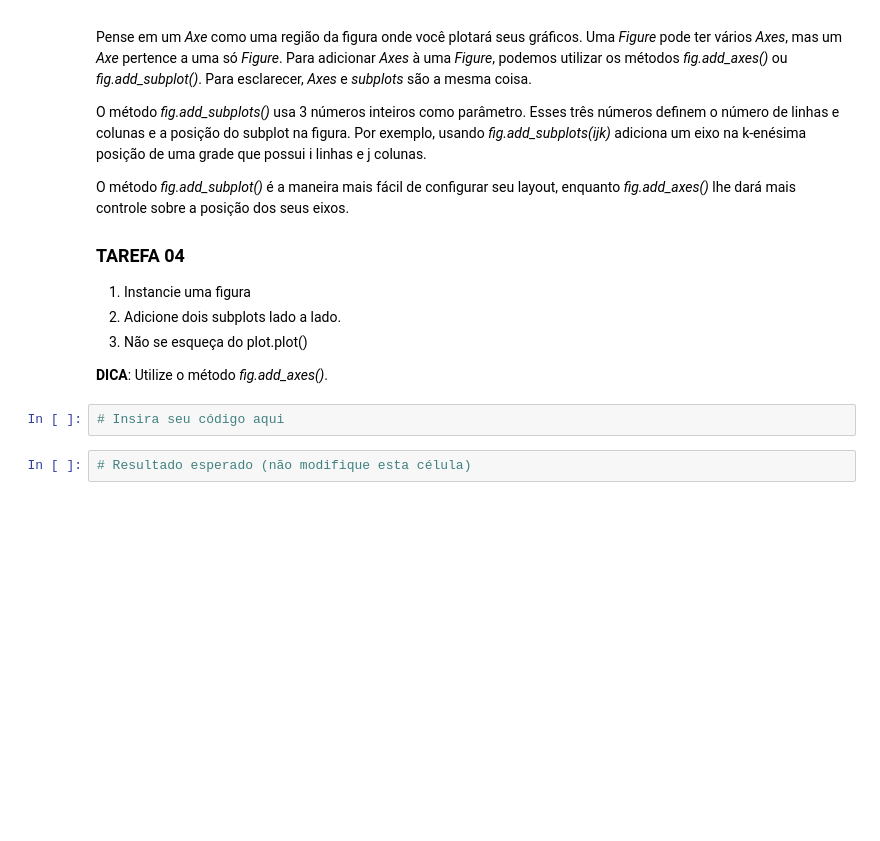
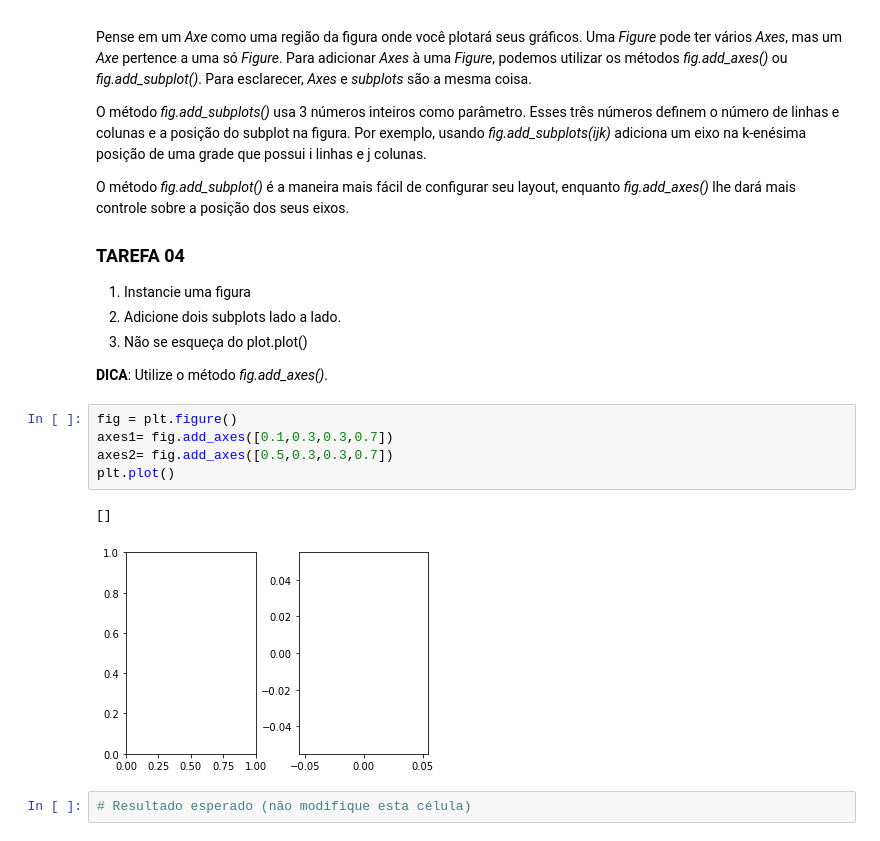
Before and after one commit to Fmarcelneves/visualizacao_exploratoria_exercicios, a Jupyter notebook: 01-exercicios-matplotlib/visualizacao_com_matplotlib.ipynb, the cells around one changed output. Cells and saved outputs as stored; diff of their text form; blank space fills up the shorter version.

```diff
--- a/01-exercicios-matplotlib/visualizacao_com_matplotlib.ipynb
+++ b/01-exercicios-matplotlib/visualizacao_com_matplotlib.ipynb
@@ -151,8 +151,14 @@ O método *fig.add_subplot()* é a maneira mais fácil de configurar seu layout,
 3. Não se esqueça do plot.plot()
 
 **DICA**: Utilize o método *fig.add_axes()*.
-# %%
-# Insira seu código aqui
+# %%
+fig = plt.figure()
+axes1= fig.add_axes([0.1,0.3,0.3,0.7])
+axes2= fig.add_axes([0.5,0.3,0.3,0.7])
+plt.plot()
+# %% [output]
+[]
+[figure, added]
 # %%
 # Resultado esperado (não modifique esta célula)
 # %% [output]
```
Also changed, not shown: parts of 2 cells of this notebook.
